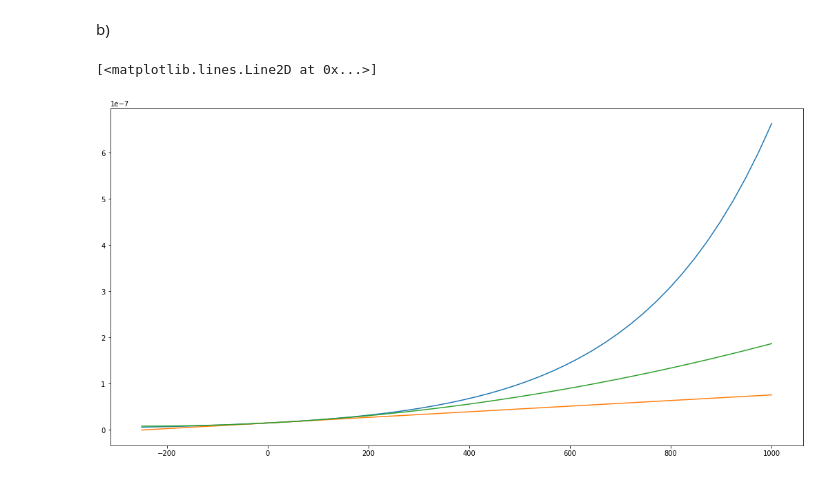
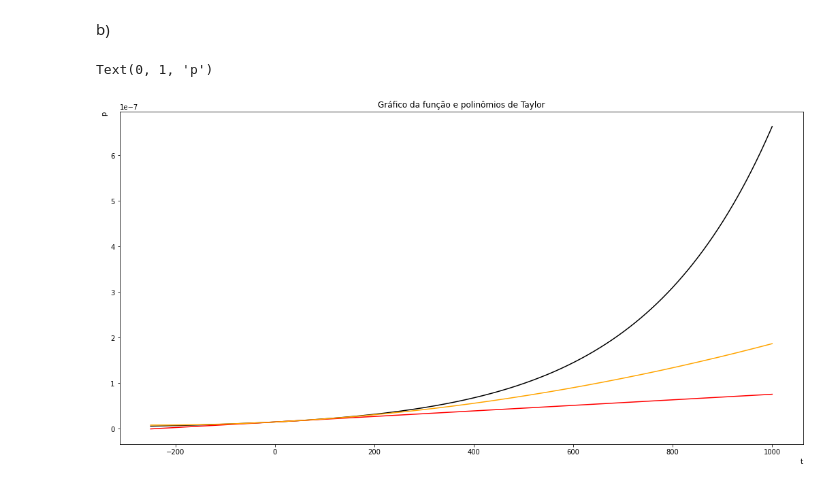
Before and after one commit to leotanaka4/trabalho-metmat, a Jupyter notebook: main.ipynb, the cells around one changed output. Cells and saved outputs as stored; diff of their text form; code cells hidden in the pictures.

```diff
--- a/main.ipynb
+++ b/main.ipynb
@@ -102,10 +107,15 @@ def quadratica(t):
 # %% [markdown]
 b)
 # %%
-t = np.linspace(-250, 1000)
-plt.plot(t, p(t), label='p(t)')
-plt.plot(t, linear(t), label='linear')
-plt.plot(t, quadratica(t), label='quadratica')
+t = np.linspace(-250, 1000, 12500)
+
+fig, ax = plt.subplots()
+ax.plot(t, p(t), "black")
+ax.plot(t, linear(t), "red")
+ax.plot(t, quadratica(t), "orange")
+ax.set_title("Gráfico da função e polinômios de Taylor")
+ax.set_xlabel("t", loc="right")
+ax.set_ylabel("p", loc="top")
 # %% [output]
-[<matplotlib.lines.Line2D at 0x...>]
+Text(0, 1, 'p')
-[figure, old version]
+[figure, new version]
```
Also changed, not shown: parts of 3 cells of this notebook.
